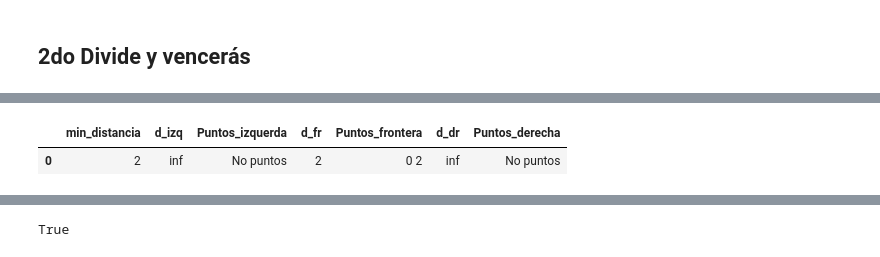
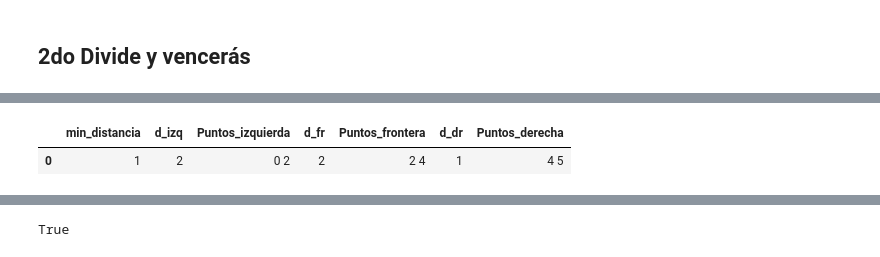
Before and after one commit to DanielAguileraGarcia1991/03MAIR---Algoritmos-de-Optimizacion---2019, a Jupyter notebook: Daniel_Aguilera_Garcia_AG1.ipynb, the cells around one changed output, grey strips where cells are left out. Drawn from its saved outputs; the diff is of its cells as text; code cells hidden in the pictures.

```diff
--- a/Daniel_Aguilera_Garcia_AG1.ipynb
+++ b/Daniel_Aguilera_Garcia_AG1.ipynb
@@ -323,6 +331,9 @@ def get_numbers_around(lista,frontera):
 # %%
 def distancias(lista,limite_izq,limite_dr,frontera):
   valores_en_rango = iz_dr_frontera(lista,limite_izq,limite_dr,frontera)
+  puntos_izquierda='nada'
+  puntos_derecha='nada'
+  puntos_frontera='nada'
   if valores_en_rango==[1,1,1]:
     d_izq = abs(numero_de_puntos_rango(lista,limite_izq,frontera)[0]-frontera)
     puntos_izquierda = str(numero_de_puntos_rango(lista,limite_izq,frontera)[0])+' '+str(frontera)
@@ -349,10 +360,10 @@ def distancias(lista,limite_izq,limite_dr,frontera):
 
   elif valores_en_rango==[2,0,0]:
     d_izq = abs(numero_de_puntos_rango(lista,limite_izq,frontera)[0]-numero_de_puntos_rango(lista,limite_izq,frontera)[-1])
-    puntos_izquieda = str(numero_de_puntos_rango(lista,limite_izq,frontera)[0])+' '+str(numero_de_puntos_rango(lista,limite_izq,frontera)[-1])
+    puntos_izquierda = (str(numero_de_puntos_rango(lista,limite_izq,frontera)[0])+' '+str(numero_de_puntos_rango(lista,limite_izq,frontera)[-1]))
     d_fr = math.inf
     puntos_frontera = 'No puntos'
-    d_dr = mah.inf
+    d_dr = math.inf
     puntos_derecha = 'No puntos'
 
   elif valores_en_rango==[0,0,2]:
@@ -361,19 +372,32 @@ def distancias(lista,limite_izq,limite_dr,frontera):
     d_fr = math.inf
     puntos_frontera = 'No puntos'
     d_dr = abs(numero_de_puntos_rango(lista,frontera,limite_dr)[-1]-numero_de_puntos_rango(lista,frontera,limite_dr)[0])
-    puntos_derecha =
+    puntos_derecha = str(numero_de_puntos_rango(lista,frontera, limite_dr)[0])+' '+str(numero_de_puntos_rango(lista,frontera, limite_dr)[-1])
+
   elif valores_en_rango==[2,0,2]:
     d_izq = abs(numero_de_puntos_rango(lista,limite_izq,frontera)[0]-numero_de_puntos_rango(lista,limite_izq,frontera)[-1])
+    puntos_izquierda = str(numero_de_puntos_rango(lista,limite_izq,frontera)[0])+' '+str(numero_de_puntos_rango(lista,limite_izq,frontera)[-1])
     d_fr = abs(get_numbers_around(lista,frontera)[0]-get_numbers_around(lista,frontera)[-1])
+    puntos_frontera = str(get_numbers_around(lista,frontera)[0])+' '+str(get_numbers_around(lista,frontera)[-1])
     d_dr = abs(numero_de_puntos_rango(lista,frontera,limite_dr)[-1]-numero_de_puntos_rango(lista,frontera,limite_dr)[0])
+    puntos_derecha = str(numero_de_puntos_rango(lista,frontera, limite_dr)[0])+' '+str(numero_de_puntos_rango(lista,frontera, limite_dr)[-1])
+
   elif valores_en_rango==[2,0,1]:
     d_izq = abs(numero_de_puntos_rango(lista,limite_izq,frontera)[0]-numero_de_puntos_rango(lista,limite_izq,frontera)[-1])
+    puntos_izquieda = str(numero_de_puntos_rango(lista,limite_izq,frontera)[0])+' '+str(numero_de_puntos_rango(lista,limite_izq,frontera)[-1])
     d_fr = abs(get_numbers_around(lista,frontera)[0]-get_numbers_around(lista,frontera)[-1])
+    puntos_frontera = str(get_numbers_around(lista,frontera)[0])+' '+str(get_numbers_around(lista,frontera)[-1])
     d_dr = math.inf
+    puntos_derecha = 'No puntos'
+
   elif valores_en_rango==[1,0,2]:
     d_izq = math.inf
+    puntos_izquierda = 'No puntos'
     d_fr = abs(get_numbers_around(lista,frontera)[0]-get_numbers_around(lista,frontera)[-1])
+    puntos_frontera = str(get_numbers_around(lista,frontera)[0])+' '+str(get_numbers_around(lista,frontera)[-1])
     d_dr = abs(numero_de_puntos_rango(lista,frontera,limite_dr)[-1]-numero_de_puntos_rango(lista,frontera,limite_dr)[0])
+    puntos_derecha = str(numero_de_puntos_rango(lista,frontera, limite_dr)[0])+' '+str(numero_de_puntos_rango(lista,frontera, limite_dr)[-1])
+
   elif valores_en_rango==[1,0,1]:
     d_izq = math.inf
     puntos_izquierda = 'No puntos'
@@ -381,14 +405,14 @@ def distancias(lista,limite_izq,limite_dr,frontera):
     puntos_frontera = str(get_numbers_around(lista,frontera)[0])+' '+str(get_numbers_around(lista,frontera)[-1])
     d_dr = math.inf
     puntos_derecha = 'No puntos'
+
   elif valores_en_rango==[1,0,0] or valores_en_rango==[0,0,1] or valores_en_rango==[0,1,0] or valores_en_rango==[0,0,0]:
     d_izq = math.inf
+    puntos_izquierda = 'No puntos'
     d_fr = math.inf
+    puntos_frontera = 'No puntos'
     d_dr = math.inf
+    puntos_derecha = 'No puntos'
 
-  return pd.DataFrame([[min(d_izq,d_fr,d_dr),d_izq,puntos_izquierda,d_fr,puntos_frontera,d_dr,puntos_derecha]],columns=['min_distancia', 'd_izq', 'Puntos_izquerda', 'd_fr', 'Puntos_frontera','d_dr', 'Puntos_derecha' ])
+
+  return pd.DataFrame([[min(d_izq,d_fr,d_dr), d_izq, puntos_izquierda, d_fr, puntos_frontera, d_dr, puntos_derecha]], columns=['min_distancia', 'd_izq', 'Puntos_izquierda', 'd_fr', 'Puntos_frontera','d_dr', 'Puntos_derecha' ])
-# %%
-distancias(lista,0,3.75,1.875)
-# %% [output]
-|  | min_distancia | d_izq | Puntos_izquerda | d_fr | Puntos_frontera | d_dr | Puntos_derecha |
-| 0 | 2 | inf | No puntos | 2 | 0 2 | inf | No puntos |
@@ -405,2 +419,7 @@ def divide_y_venceras(lista,limite_izq,limite_dr):
 # %%
 lista=[0,2,4,5]
+# %%
+distancias(lista,0,5,2.5)
+# %% [output]
+|  | min_distancia | d_izq | Puntos_izquierda | d_fr | Puntos_frontera | d_dr | Puntos_derecha |
+| 0 | 1 | 2 | 0 2 | 2 | 2 4 | 1 | 4 5 |
```
Also changed, not shown: parts of 8 cells of this notebook.
